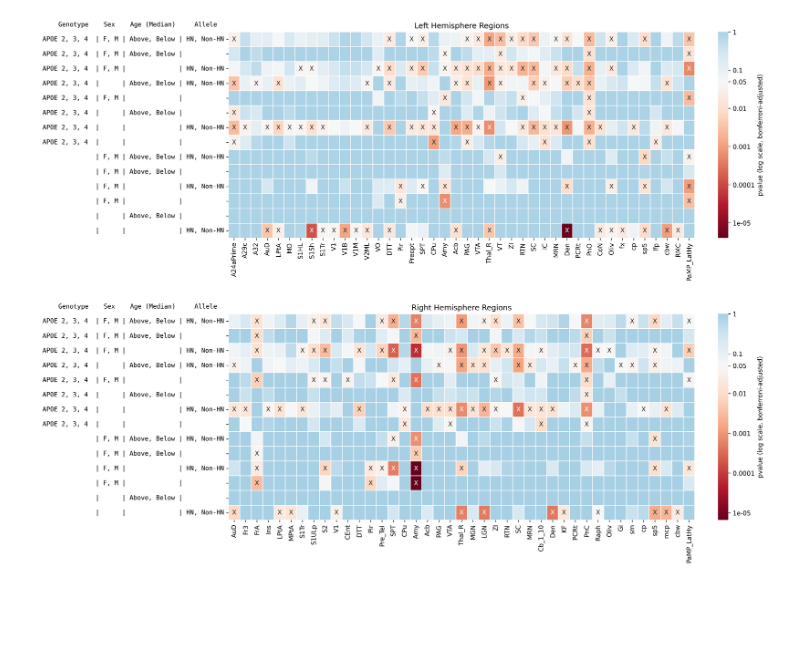
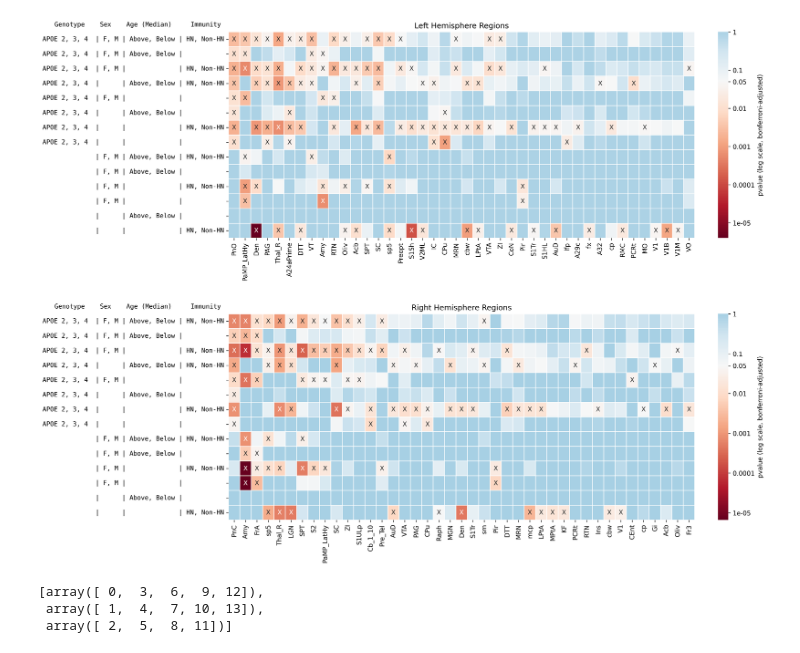
Before and after one commit to neurodata/alzheimers-mouse, a Jupyter notebook: docs/analysis-hn-Copy1.ipynb, the cells around one changed output. Drawn from its saved outputs; the diff is of its cells as text; code cells hidden in the pictures; blank space fills up the shorter version.

```diff
--- a/docs/analysis-hn-Copy1.ipynb
+++ b/docs/analysis-hn-Copy1.ipynb
@@ -381,34 +358,25 @@ rows_to_choose = [0, 1, 2, 3, 8, 9, 10, 23, 4, 11, 15, 24, 28, 32]
 
 tmp = pvalues.iloc[rows_to_choose]
 
-nodes_to_choose = ((tmp <= 0.05).sum() >= 1).values
 # pvalues.columns = node_labels["Abbreviation"].values
 tmp.columns = node_labels["Abbreviation-Hemisphere"].values
 # pvalues = pvalues[sorted(pvalues.columns)]
 
-left_idx = nodes_to_choose & left_nodes
-right_idx = nodes_to_choose & right_nodes
 
+# resort cols
+col_sort_idx = (tmp <= 0.05).sum().argsort().values[::-1]
+tmp = tmp.iloc[:, col_sort_idx]
+
+nodes_to_choose = ((tmp <= 0.05).sum() >= 1).values
+
+left_idx = nodes_to_choose & left_nodes[col_sort_idx]
+right_idx = nodes_to_choose & right_nodes[col_sort_idx]
 
 fig = plt.figure(layout="constrained", figsize=(16, 12), dpi=300)
 subfigs = fig.subfigures(2, 1, hspace=0.07)
 
 left_axes = subfigs[0].subplots(1, 1)
 right_axes = subfigs[1].subplots(1, 1)
-
-cbar_ticks = [
-    0.000000001,
-    0.00000001,
-    0.0000001,
-    0.000001,
-    0.00001,
-    0.0001,
-    0.001,
-    0.01,
-    0.05,
-    0.1,
-    1,
-]
 
 for ax, nodes_to_choose, title in zip(
     [left_axes, right_axes],
@@ -418,7 +386,7 @@ for ax, nodes_to_choose, title in zip(
     sns.heatmap(
         tmp.transform("log10").iloc[:, nodes_to_choose],
         ax=ax,
-        annot=mask[:, nodes_to_choose][rows_to_choose, :],
+        annot=mask[:, col_sort_idx][:, nodes_to_choose][rows_to_choose, :],
         fmt="",
         square=False,
         linewidths=0.5,
@@ -431,32 +399,39 @@ for ax, nodes_to_choose, title in zip(
 
     ax.collections[0].colorbar.set_label("pvalue (log scale, bonferroni-adjusted)")
     ax.collections[0].colorbar.set_ticklabels(cbar_ticks)
     ax.set_yticklabels(
         ax.get_yticklabels(), ha="right", fontdict={"family": "monospace"}
     )
 
     text_dict = dict(
         ha="right",
         va="bottom",
         transform=ax.transAxes,
         fontdict={"family": "monospace"},
     )
 
     bbox = ax.get_yticklabels()[0].get_window_extent()
     x, _ = ax.transAxes.inverted().transform([bbox.x0, bbox.y0])
 
     # ax.set_title(
     #     "K     N          Genotype     Sex    Age (Median)     Allele", x=0, **text_dict
     # )
 
-    header = "Genotype    Sex    Age (Median)     Allele   "
+    header = "Genotype    Sex    Age (Median)     Immunity  "
+
     ax.text(0, 1.02, header, **text_dict)
     # ax.set_xlabel("Brain Regions")
 
 fig.savefig(
     f"../results/figures/allele_tests_significant_only.png",
     bbox_inches="tight",
     dpi=300,
 )
 # %% [output]
-[figure, old version]
+[figure, new version]
+# %%
+resort_idx
+# %% [output]
+[array([ 0,  3,  6,  9, 12]),
+ array([ 1,  4,  7, 10, 13]),
+ array([ 2,  5,  8, 11])]
```
Also changed, not shown: parts of 7 cells of this notebook, 5 other files.
